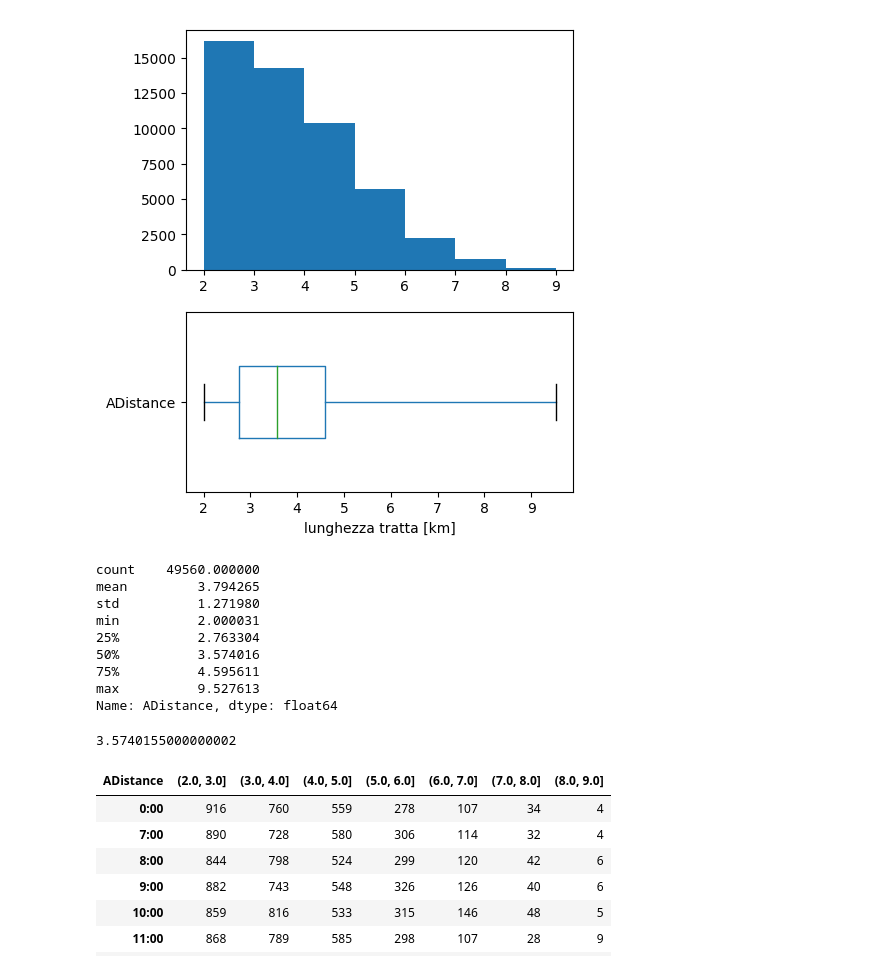
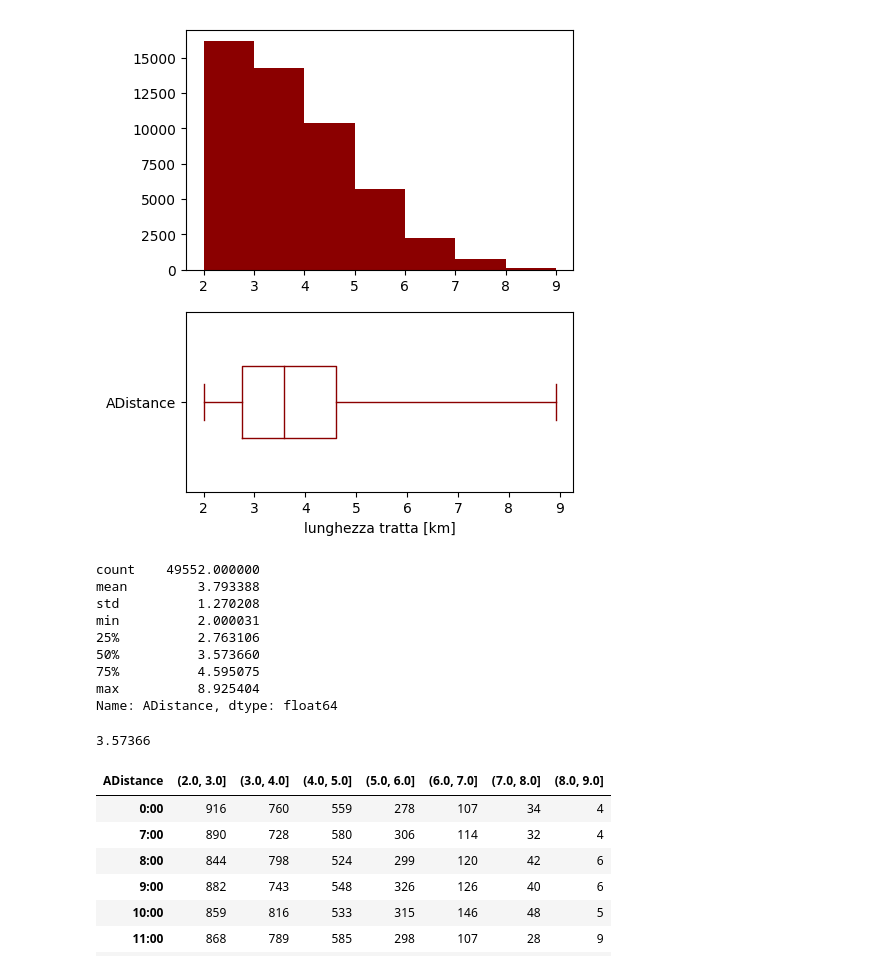
Before and after one commit to mmastrapasqua7/kowalskianalysis, a Jupyter notebook: jupyter/01_AnalisiTratteGenerateARandom.ipynb, the cells around one changed output. Cells and saved outputs as stored; diff of their text form; code cells hidden in the pictures.

```diff
--- a/jupyter/01_AnalisiTratteGenerateARandom.ipynb
+++ b/jupyter/01_AnalisiTratteGenerateARandom.ipynb
@@ -43,34 +43,36 @@ def clean(df):
 # %%
 tragitti = tragitti[clean(tragitti)]
 sample = tragitti[distance_param]
+
+sample = sample[sample <= 9.]
 
 f, (h, b) = plt.subplots(2, 1, gridspec_kw = {'height_ratios':[4, 3]})
 f.set_figheight(6)
 
 h.yaxis.label.set_visible(False)
 
-sample.plot.hist(bins=gbins, ax=h)
-sample.plot.box(vert=False, whis='range', ax=b, widths=.4)
+sample.plot.hist(bins=gbins, ax=h, color='darkred')
+sample.plot.box(vert=False, whis='range', ax=b, widths=.4, color='darkred')
 plt.xlabel('lunghezza tratta [km]')
 plt.show()
 # %% [output]
-[figure, old version]
+[figure, new version]
 # %%
 sample.describe()
 # %% [output]
-count    49560.000000
-mean         3.794265
-std          1.271980
+count    49552.000000
+mean         3.793388
+std          1.270208
 min          2.000031
-25%          2.763304
-50%          3.574016
-75%          4.595611
-max          9.527613
+25%          2.763106
+50%          3.573660
+75%          4.595075
+max          8.925404
 Name: ADistance, dtype: float64
 # %%
 sample.median()
 # %% [output]
-3.5740155000000002
+3.57366
 # %%
 hour_length_freq = pd.crosstab(
     index=tragitti['Hour'],
```
Also changed, not shown: 8 other files.
